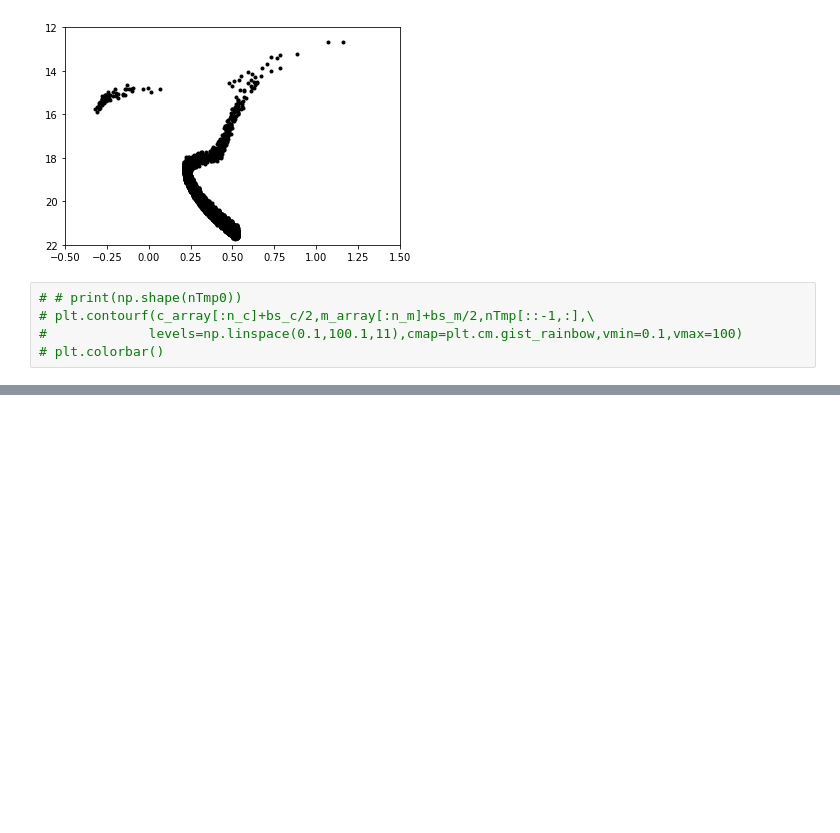
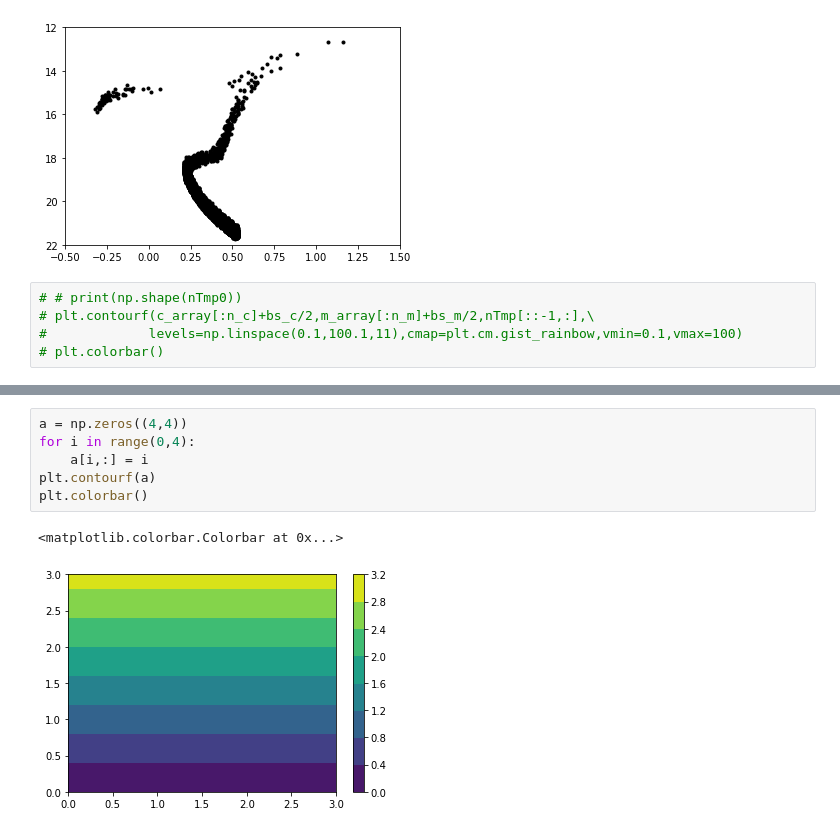
Before and after one commit to ht1an/DiscoverSubStructure, a Jupyter notebook: Matched_filter.ipynb, the cells around one changed output, grey strips where cells are left out. Saved outputs shown, nothing was run; the diff lists cells and outputs as text; blank space fills up the shorter version.

```diff
--- a/Matched_filter.ipynb
+++ b/Matched_filter.ipynb
@@ -161,0 +197,9 @@ print(np.min(mf*1e6),np.max(mf*1e6))
+# %%
+a = np.zeros((4,4))
+for i in range(0,4):
+    a[i,:] = i
+plt.contourf(a)
+plt.colorbar()
+# %% [output]
+<matplotlib.colorbar.Colorbar at 0x...>
+[figure, added]
```
Also changed, not shown: parts of 9 cells of this notebook, 2 other files.
